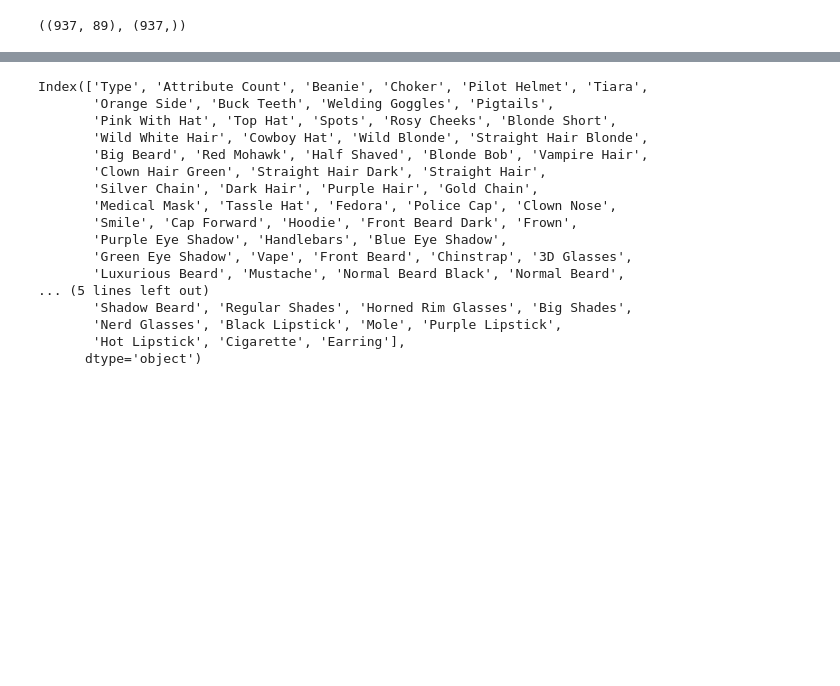
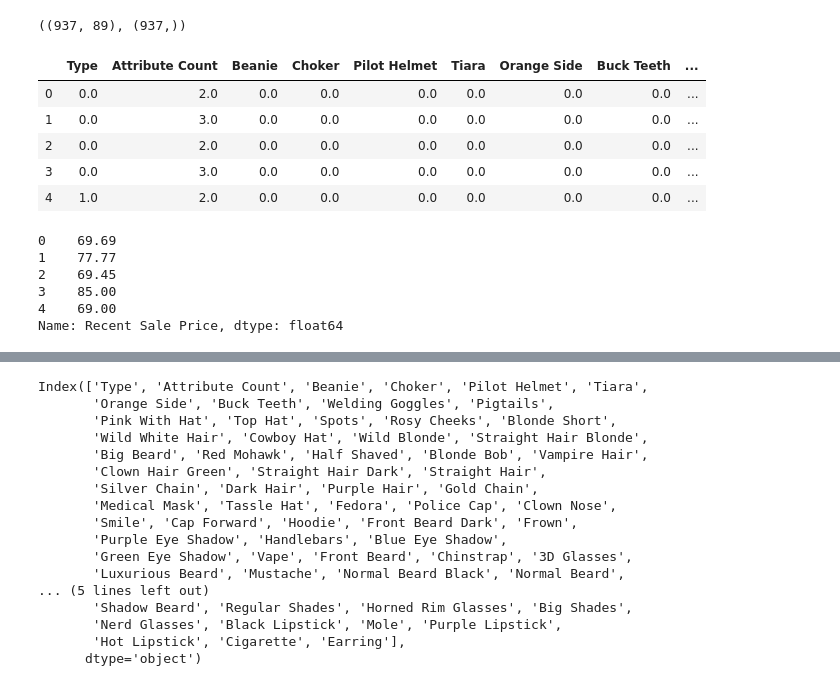
Before and after one commit to fahimahmedx/cryptopunks, a Jupyter notebook: analysis.ipynb, the cells around one changed output, grey strips where cells are left out. Cells and saved outputs as stored; diff of their text form; code cells hidden in the pictures; blank space fills up the shorter version.

Commit message:
Display X and Y dataframes

```diff
--- a/analysis.ipynb
+++ b/analysis.ipynb
@@ -281,6 +279,24 @@ X_train.shape, Y_train.shape
 X_test.shape, Y_test.shape
 # %% [output]
 ((937, 89), (937,))
+# %%
+X.head()
+# %% [output]
+|  | Type | Attribute Count | Beanie | Choker | Pilot Helmet | Tiara | Orange Side | Buck Teeth | ... |
+| 0 | 0.0 | 2.0 | 0.0 | 0.0 | 0.0 | 0.0 | 0.0 | 0.0 | ... |
+| 1 | 0.0 | 3.0 | 0.0 | 0.0 | 0.0 | 0.0 | 0.0 | 0.0 | ... |
+| 2 | 0.0 | 2.0 | 0.0 | 0.0 | 0.0 | 0.0 | 0.0 | 0.0 | ... |
+| 3 | 0.0 | 3.0 | 0.0 | 0.0 | 0.0 | 0.0 | 0.0 | 0.0 | ... |
+| 4 | 1.0 | 2.0 | 0.0 | 0.0 | 0.0 | 0.0 | 0.0 | 0.0 | ... |
+# %%
+Y.head()
+# %% [output]
+0    69.69
+1    77.77
+2    69.45
+3    85.00
+4    69.00
+Name: Recent Sale Price, dtype: float64
 # %%
 model = linear_model.LinearRegression()
 # %%
```
Also changed, not shown: parts of 5 cells of this notebook.
